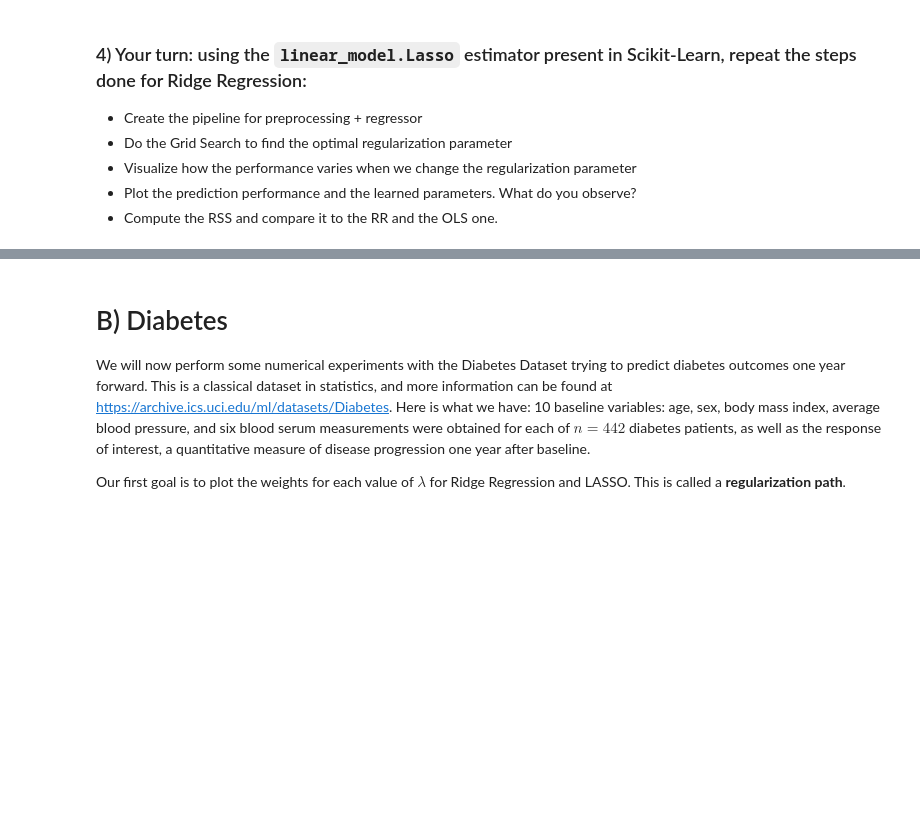
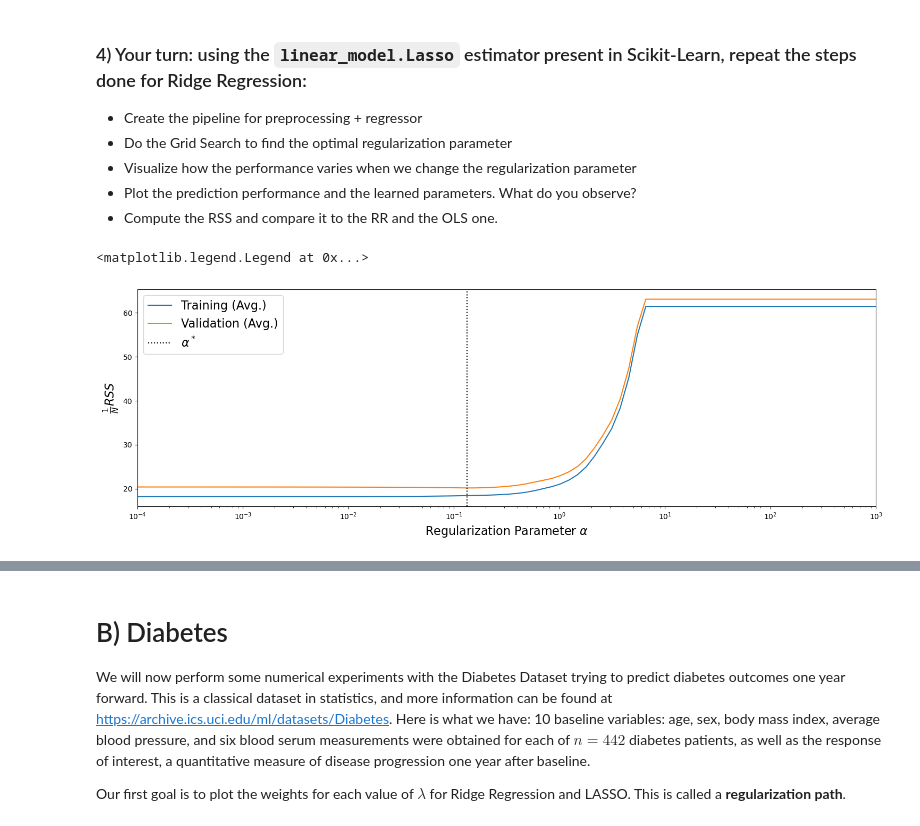
Before and after one commit to yassinuaimee/FundamentalLearningEPFL, a Jupyter notebook: TP6/[exercise]ols-ridge-lasso.ipynb, the cells around one changed output, grey strips where cells are left out. Cells and saved outputs as stored; diff of their text form; code cells hidden in the pictures; blank space fills up the shorter version.

```diff
--- a/TP6/[exercise]ols-ridge-lasso.ipynb
+++ b/TP6/[exercise]ols-ridge-lasso.ipynb
@@ -276,3 +318,43 @@ And now, finally, we are ready to take our test data out of deep-freeze. How did
 * Visualize how the performance varies when we change the regularization parameter
 * Plot the prediction performance and the learned parameters. What do you observe?
 * Compute the RSS and compare it to the RR and the OLS one.
+# %%
+#--- Construct Estimator ---#
+regLasso = linear_model.Lasso(alpha=0.1)
+
+#--- Make a Pre-processing + Fitting Pipeline ---#
+pipe_regLasso = make_pipeline(preprocessing.StandardScaler(), regLasso)
+
+#--- Define the Parameters to Search ---#
+# We need to specify the estimator name since we are performing a CV on
+# a Pipeline. (e.g. the formatting of `<estimator>__<param>`).
+param_grid = [
+    {'lasso__alpha': np.logspace(-5,3,100)}
+]
+
+#--- Run the CV ---#
+cv_regLasso = GridSearchCV(pipe_regLasso, param_grid, scoring=neg_rss, cv=cv, return_train_score=True)
+cv_regLasso.fit(XTrain,yTrain)
+
+#--- Record CV Optimizing Hyper-Params ---#
+cvOptAlphaLasso = cv_regLasso.cv_results_['param_lasso__alpha'][cv_regLasso.best_index_]
+cvOptParamsLasso = cv_regLasso.best_estimator_['lasso'].coef_
+
+#--- Visualize ---#
+testedAlpha = cv_regLasso.cv_results_['param_lasso__alpha']
+trainScores = -cv_regLasso.cv_results_['mean_train_score']   # Reverse Sign
+testScores = -cv_regLasso.cv_results_['mean_test_score']     # Reverse Sign
+
+plt.figure(figsize=(15,5))
+plt.plot(testedAlpha, trainScores, '-', label='Training (Avg.)')
+plt.plot(testedAlpha, testScores, '-', label='Validation (Avg.)')
+plt.xlabel('Regularization Parameter $\\alpha$', fontsize=16)
+plt.ylabel('$\\frac{1}{N}RSS$', fontsize=16)
+plt.axvline(cvOptAlphaLasso, label='$\\alpha^*$', color='k', linestyle=':')
+plt.xscale('log')
+plt.xlim([1e-4, 1e3])
+plt.tight_layout()
+plt.legend(loc=2, fontsize=16)
+# %% [output]
+<matplotlib.legend.Legend at 0x...>
+[figure, added]
```
Also changed, not shown: parts of 10 cells of this notebook, 2 other files.
